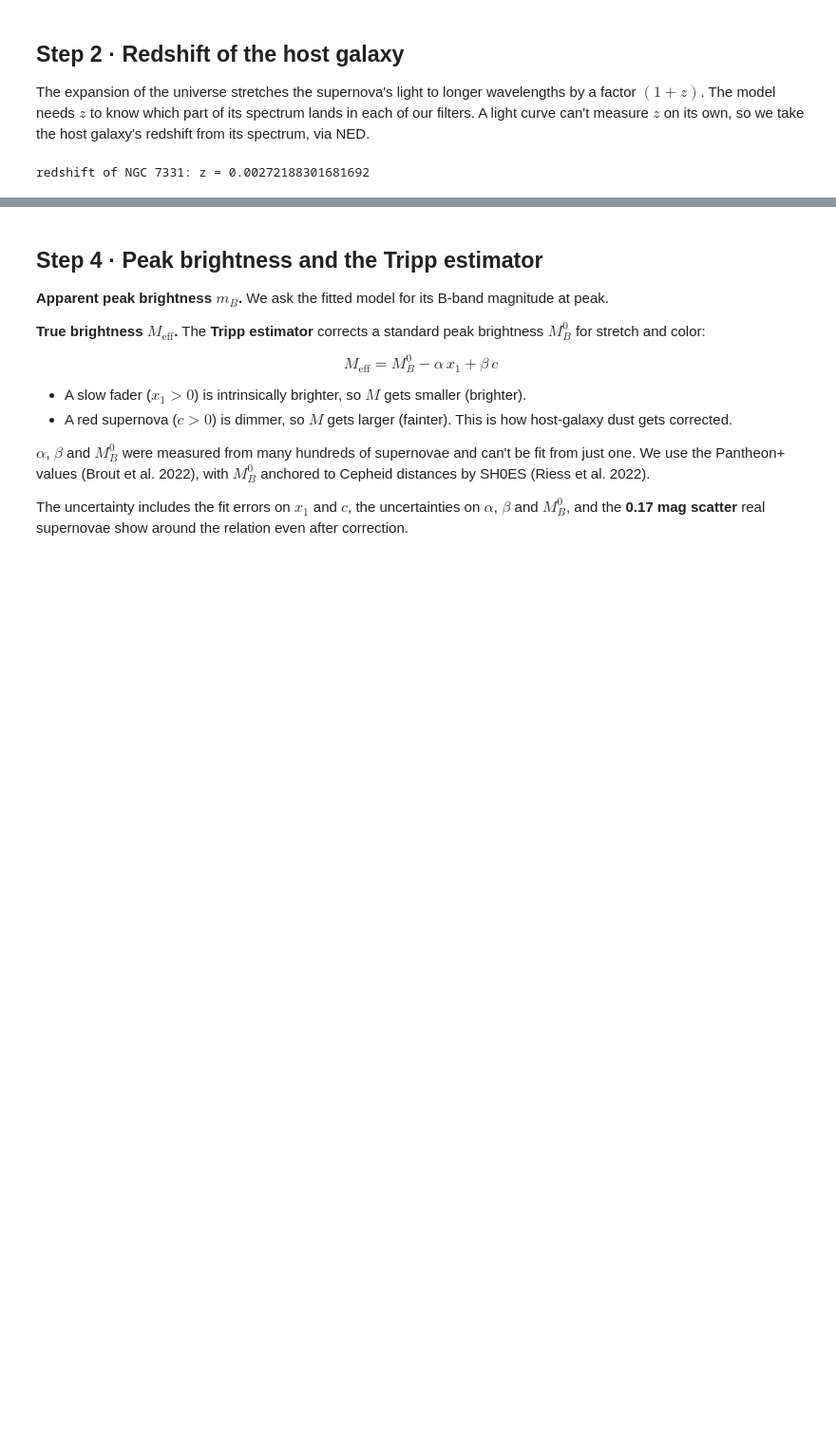
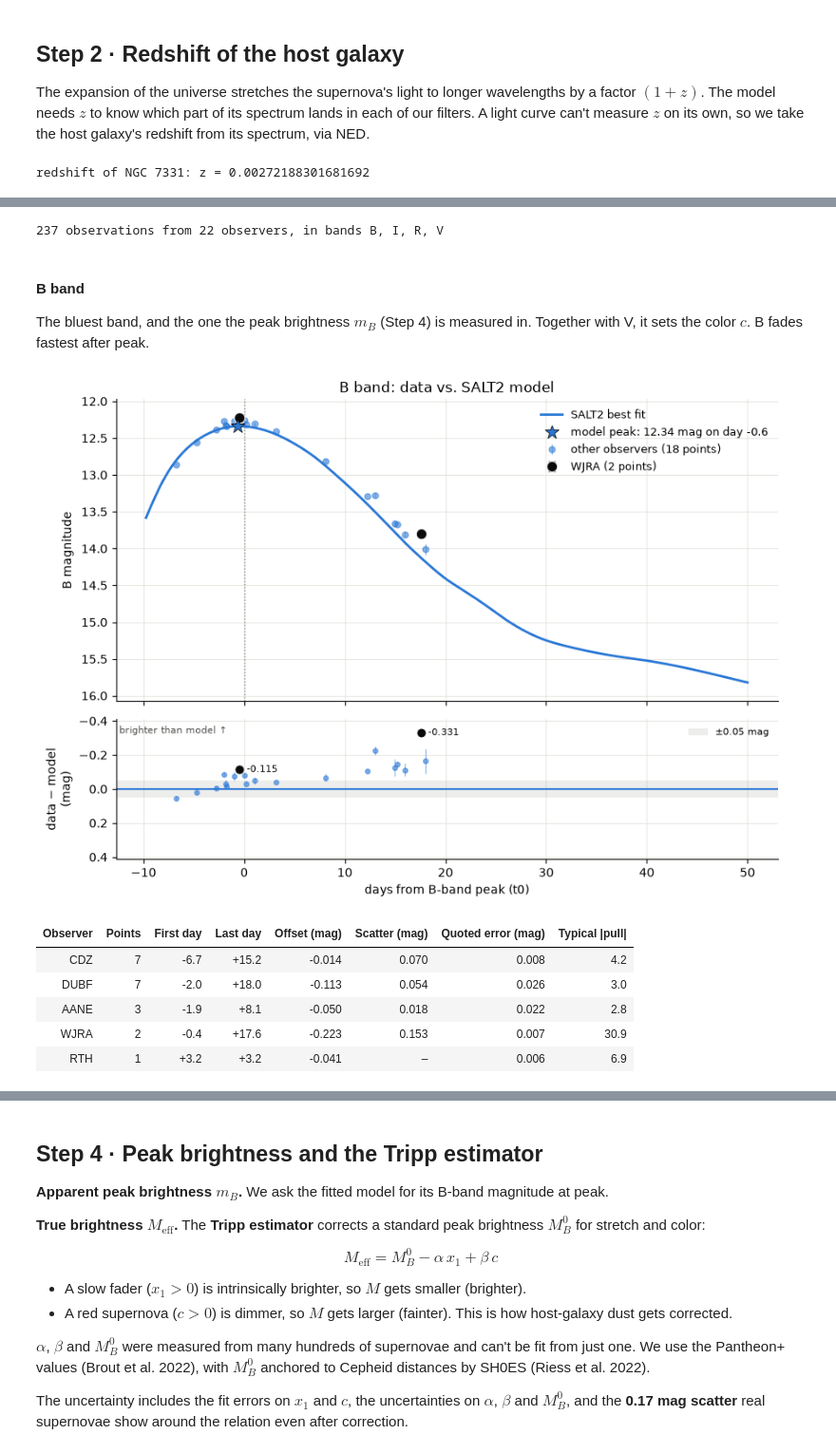
Before and after one commit to jeffrwatts/AstroNotebooks, a Jupyter notebook: sn1a_distance.ipynb, the cells around one changed output, grey strips where cells are left out. Shown at 95% size. Drawn from its saved outputs; the diff is of its cells as text; code cells hidden in the pictures; blank space fills up the shorter version.

```diff
--- a/sn1a_distance.ipynb
+++ b/sn1a_distance.ipynb
@@ -127,6 +127,7 @@ TARGETS = {
 }
 
 SUPERNOVA = "SN 2026aaiv"
+MY_OBSERVER = "WJRA"     # your AAVSO observer code: your points are highlighted in Step 3
 
 target = TARGETS[SUPERNOVA]
 HOST = target["host"]
@@ -303,0 +317,23 @@ photometry aperture.
+# %%
+res = supernova.fit_residuals(df, fit, photdata, t0_guess)
+print(f"{len(res)} observations from {res['observer'].nunique()} observers, "
+      f"in bands {', '.join(sorted(res['FILT'].unique()))}")
+# %% [output]
+237 observations from 22 observers, in bands B, I, R, V
+# %% [markdown]
+#### B band
+
+The bluest band, and the one the peak brightness $m_B$ (Step 4) is measured in.
+Together with V, it sets the color $c$. B fades fastest after peak.
+# %%
+plots.plot_band_fit(res, fit, "B", MY_OBSERVER)
+plt.show()
+report.observer_fit_table(res, "B", MY_OBSERVER)
+# %% [output]
+[figure, added]
+| Observer | Points | First day | Last day | Offset (mag) | Scatter (mag) | Quoted error (mag) | Typical |pull| |
+| CDZ | 7 | -6.7 | +15.2 | -0.014 | 0.070 | 0.008 | 4.2 |
+| DUBF | 7 | -2.0 | +18.0 | -0.113 | 0.054 | 0.026 | 3.0 |
+| AANE | 3 | -1.9 | +8.1 | -0.050 | 0.018 | 0.022 | 2.8 |
+| WJRA | 2 | -0.4 | +17.6 | -0.223 | 0.153 | 0.007 | 30.9 |
+| RTH | 1 | +3.2 | +3.2 | -0.041 | – | 0.006 | 6.9 |
```
Also changed, not shown: parts of 11 cells of this notebook, 3 other files.
